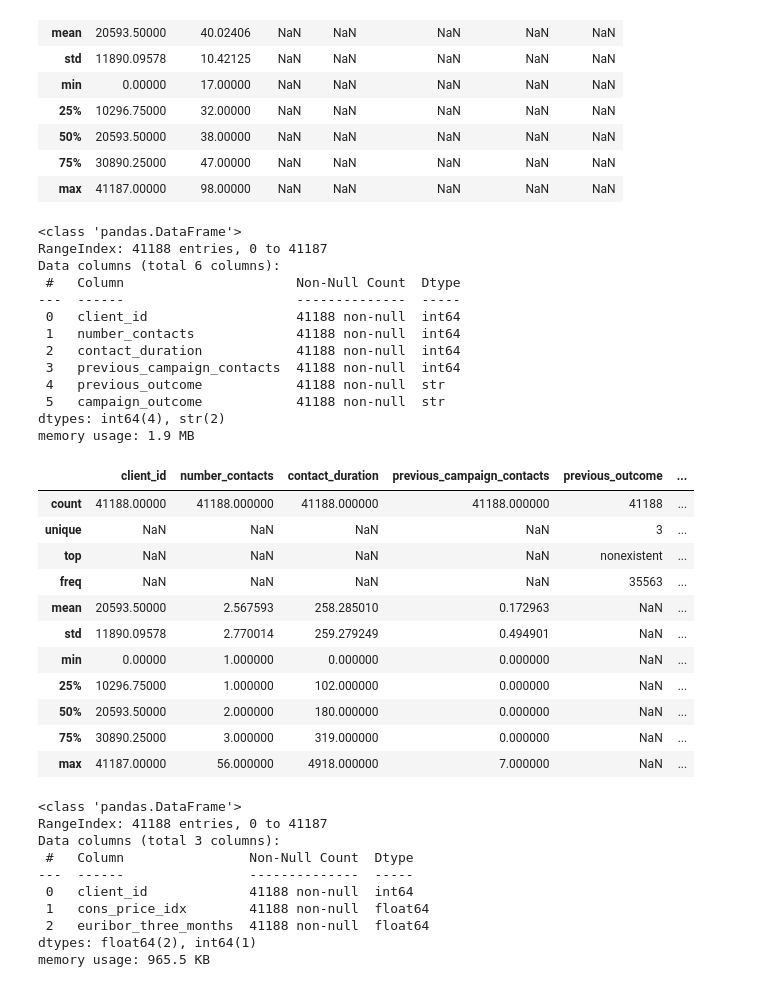
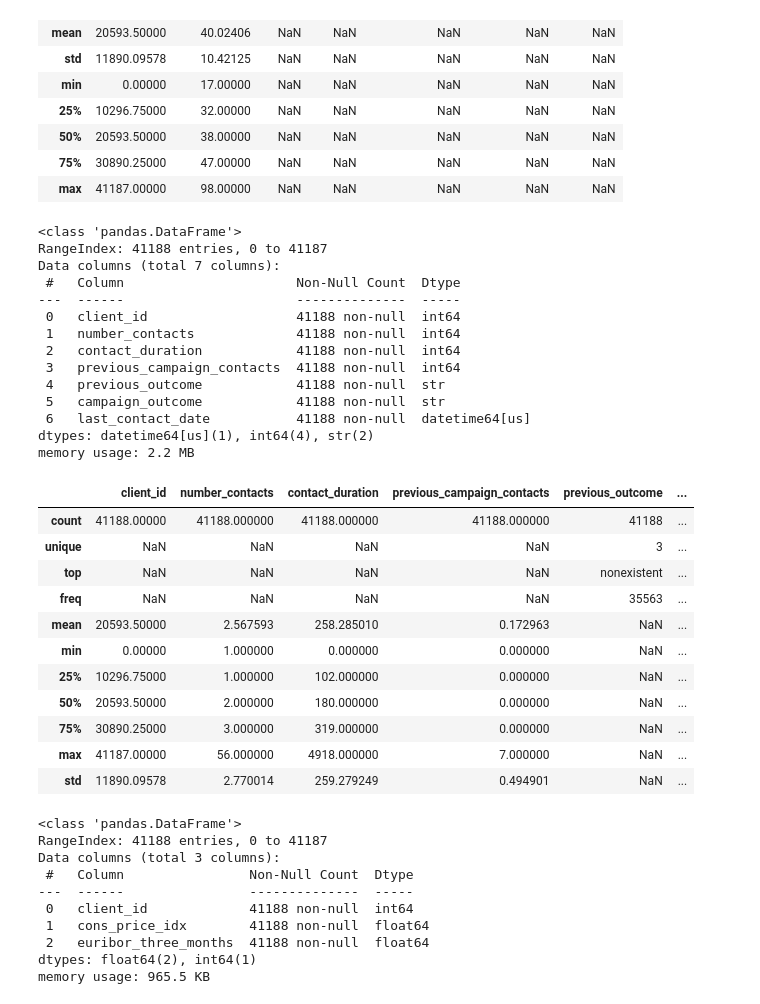
Before and after one commit to CLAY8l/Cleaning-Bank-Marketing-Campaign-Data, a Jupyter notebook: notebook (1).ipynb, the cells around one changed output. Drawn from its saved outputs; the diff is of its cells as text; code cells hidden in the pictures.

```diff
--- a/notebook (1).ipynb
+++ b/notebook (1).ipynb
@@ -156,35 +156,66 @@ memory usage: 2.2 MB
 | max | 41187.00000 | 98.00000 | NaN | NaN | NaN | NaN | NaN |
 # %%
 campaign = df[["client_id","number_contacts","contact_duration","previous_campaign_contacts","previous_outcome","campaign_outcome"]]
+
+# Create new column last_contact_date with month and day of last contact
+last_contact_date = df[['month','day']]
+
+month_map = {
+    'Jan': '01', 'Feb': '02', 'Mar': '03',
+    'Apr': '04', 'May': '05', 'Jun': '06',
+    'Jul': '07', 'Aug': '08', 'Sep': '09',
+    'Oct': '10', 'Nov': '11', 'Dec': '12'
+}
+
+last_contact_date['month'] = last_contact_date['month'].str.strip().str.title().map(month_map)
+
+# Create new column year = 2022 on last_contact_date
+last_contact_date['year'] = 2022
+
+# Create new column last_contact_date = year-month-day
+last_contact_date['last_contact_date'] = pd.to_datetime(
+    last_contact_date[['year', 'month', 'day']].astype(str).agg('-'.join, axis=1),
+    format='%Y-%m-%d'
+)
+
+# remove month, day, year columns from last_contact_date
+last_contact_date = last_contact_date.drop(columns=['month', 'day', 'year'])
+
+# add last_contact_date to campaign
+campaign["last_contact_date"] = last_contact_date["last_contact_date"]
+
+
+
 campaign.head()
 campaign.info()
 campaign.describe(include="all")
 # %% [output]
 <class 'pandas.DataFrame'>
 RangeIndex: 41188 entries, 0 to 41187
-Data columns (total 6 columns):
+Data columns (total 7 columns):
  #   Column                      Non-Null Count  Dtype
 ---  ------                      --------------  -----
  0   client_id                   41188 non-null  int64
  1   number_contacts             41188 non-null  int64
  2   contact_duration            41188 non-null  int64
  3   previous_campaign_contacts  41188 non-null  int64
  4   previous_outcome            41188 non-null  str
  5   campaign_outcome            41188 non-null  str
-dtypes: int64(4), str(2)
-memory usage: 1.9 MB
+ 6   last_contact_date           41188 non-null  datetime64[us]
+dtypes: datetime64[us](1), int64(4), str(2)
+memory usage: 2.2 MB
 |  | client_id | number_contacts | contact_duration | previous_campaign_contacts | previous_outcome | ... |
 | count | 41188.00000 | 41188.000000 | 41188.000000 | 41188.000000 | 41188 | ... |
 | unique | NaN | NaN | NaN | NaN | 3 | ... |
 | top | NaN | NaN | NaN | NaN | nonexistent | ... |
 | freq | NaN | NaN | NaN | NaN | 35563 | ... |
 | mean | 20593.50000 | 2.567593 | 258.285010 | 0.172963 | NaN | ... |
-| std | 11890.09578 | 2.770014 | 259.279249 | 0.494901 | NaN | ... |
 | min | 0.00000 | 1.000000 | 0.000000 | 0.000000 | NaN | ... |
 | 25% | 10296.75000 | 1.000000 | 102.000000 | 0.000000 | NaN | ... |
 | 50% | 20593.50000 | 2.000000 | 180.000000 | 0.000000 | NaN | ... |
 | 75% | 30890.25000 | 3.000000 | 319.000000 | 0.000000 | NaN | ... |
 | max | 41187.00000 | 56.000000 | 4918.000000 | 7.000000 | NaN | ... |
+| std | 11890.09578 | 2.770014 | 259.279249 | 0.494901 | NaN | ... |
 # %%
 economics = df[["client_id","cons_price_idx","euribor_three_months"]]
 economics.head()
```
Also changed, not shown: parts of 3 cells of this notebook, 2 other files.
